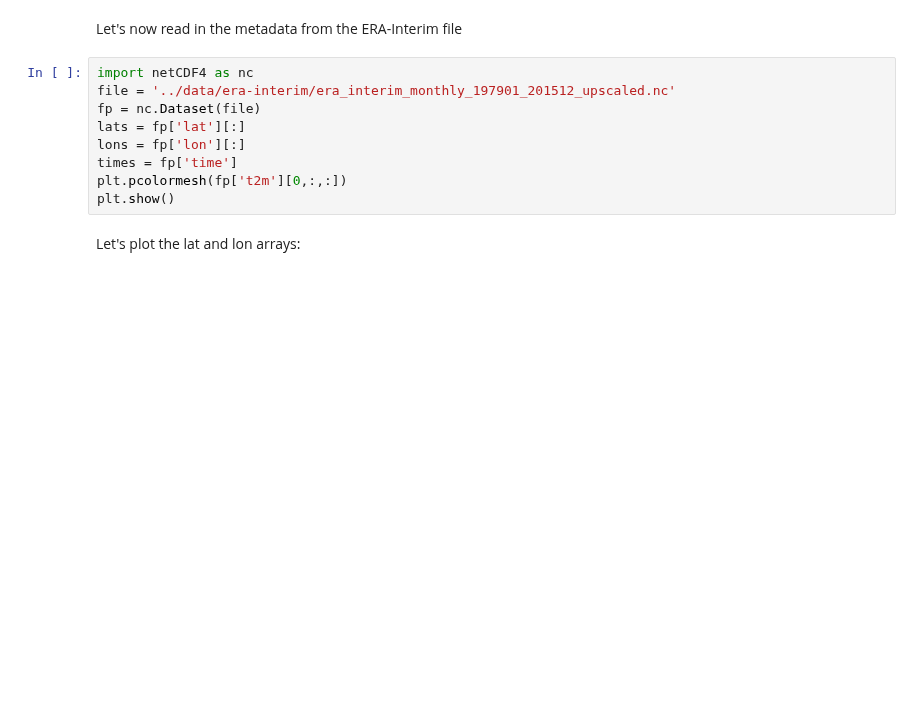
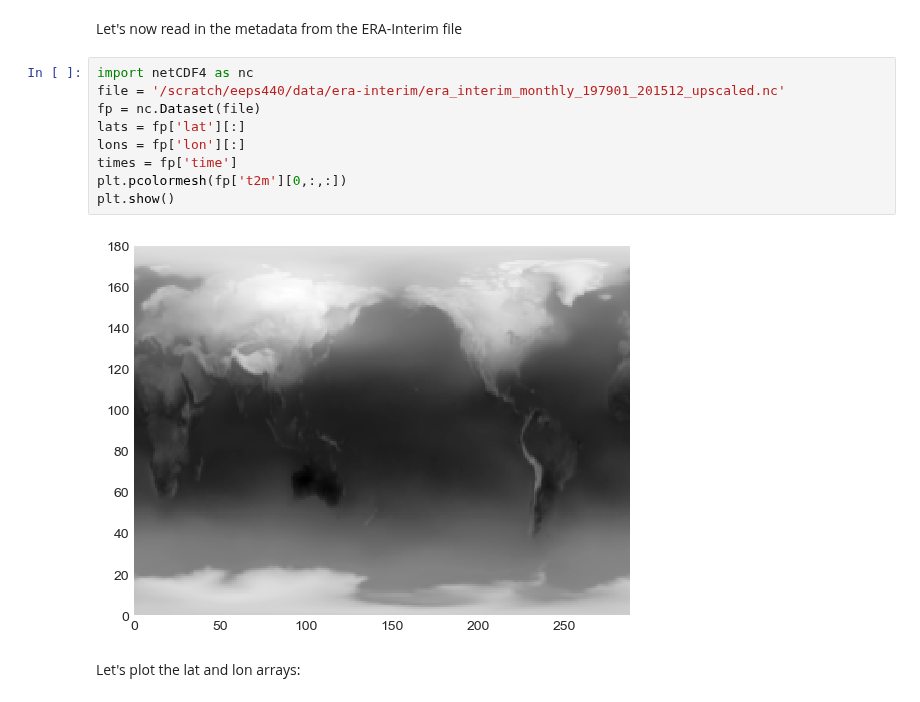
Before and after one commit to NoemiVergopolan/EEPS_GeospatialData, a Jupyter notebook: Lectures/Lec_04_Visualizing_Data.ipynb, the cells around one changed output. Saved outputs shown, nothing was run; the diff lists cells and outputs as text; blank space fills up the shorter version.

```diff
--- a/Lectures/Lec_04_Visualizing_Data.ipynb
+++ b/Lectures/Lec_04_Visualizing_Data.ipynb
@@ -294,13 +335,15 @@ sites = {'seattle':{'lat':47.6062,'lon':-122.3321},
 Let's now read in the metadata from the ERA-Interim file
 # %%
 import netCDF4 as nc
-file = '../data/era-interim/era_interim_monthly_197901_201512_upscaled.nc'
+file = '/scratch/eeps440/data/era-interim/era_interim_monthly_197901_201512_upscaled.nc'
 fp = nc.Dataset(file)
 lats = fp['lat'][:]
 lons = fp['lon'][:]
 times = fp['time']
 plt.pcolormesh(fp['t2m'][0,:,:])
 plt.show()
+# %% [output]
+[figure, added]
 # %% [markdown]
 Let's plot the lat and lon arrays:
 # %%
```
Also changed, not shown: parts of 31 cells of this notebook, 18 other files.
